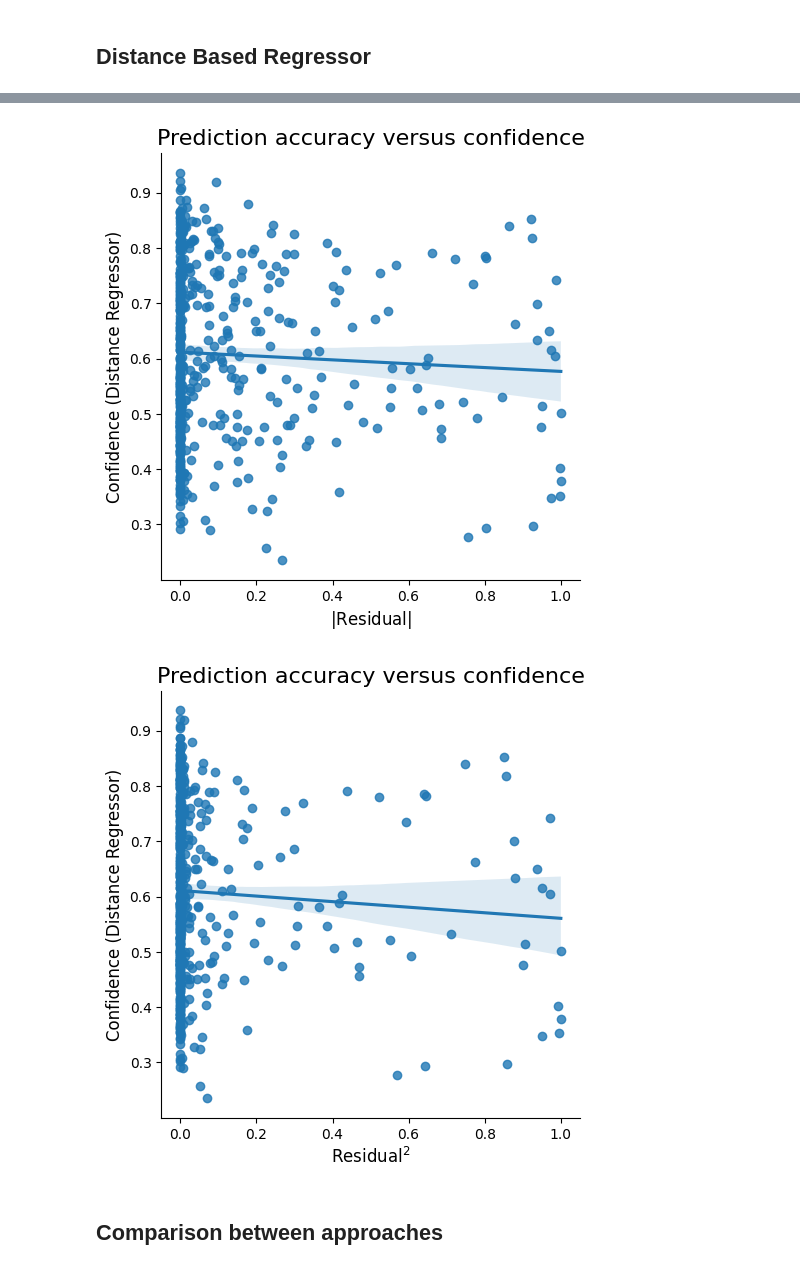
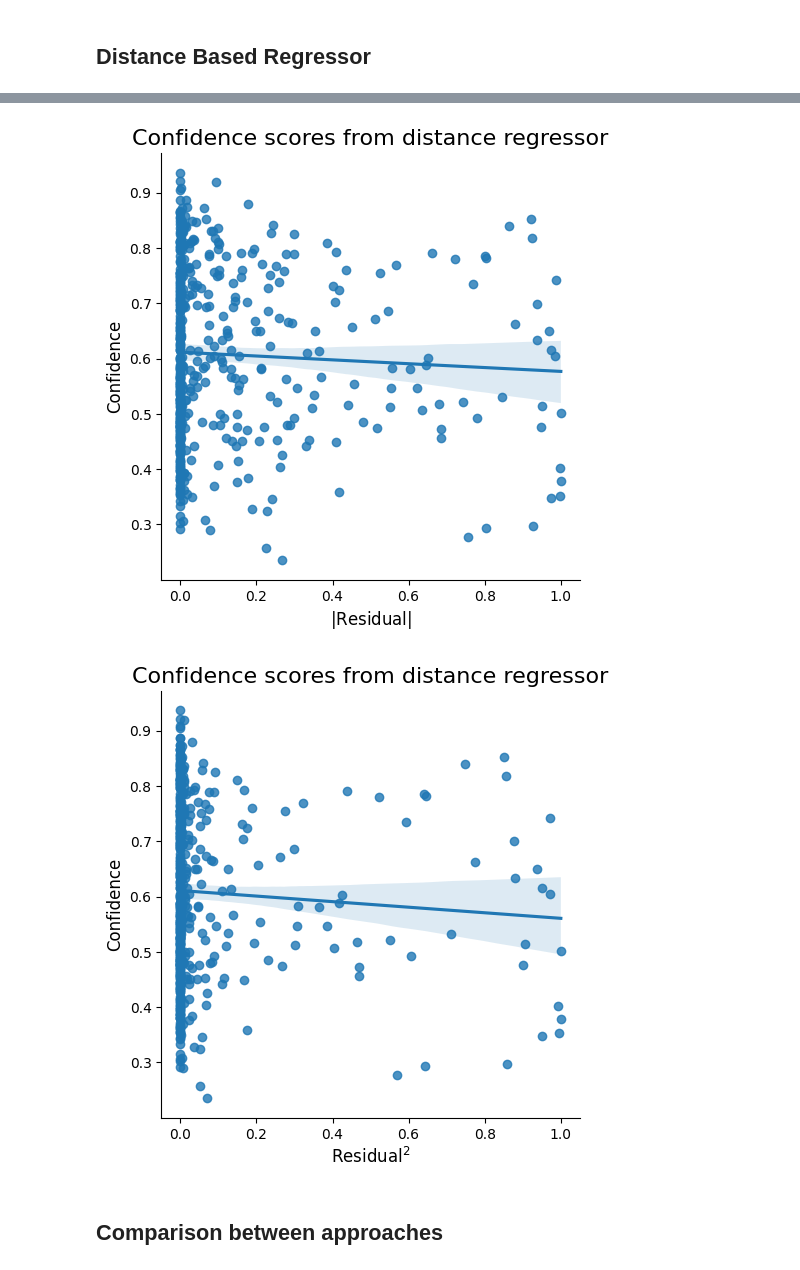
Before and after one commit to benjiemc/tcr-antigen-prediction, a Jupyter notebook: notebooks/evaluate_confidence_predictions.ipynb, the cells around one changed output, grey strips where cells are left out. Saved outputs shown, nothing was run; the diff lists cells and outputs as text; code cells hidden in the pictures.

```diff
--- a/notebooks/evaluate_confidence_predictions.ipynb
+++ b/notebooks/evaluate_confidence_predictions.ipynb
@@ -288,2 +349,2 @@ confidence_prediction.plot.hist()
 # %%
-results['confidence_prediction'] = confidence_prediction
+results['confidence_mc_dropout'] = confidence_prediction
@@ -335,23 +432,23 @@ sns.boxplot(results, x='correct', y='confidence_distance_regressor')
 # %%
 sns.lmplot(results.sample(500, random_state=123), x='residual_abs', y='confidence_distance_regressor')
 
-plt.title('Prediction accuracy versus confidence', fontsize=16)
+plt.title('Confidence scores from distance regressor', fontsize=16)
 plt.xlabel(r'$|\text{Residual}|$', fontsize=12)
-plt.ylabel('Confidence (Distance Regressor)', fontsize=12)
+plt.ylabel('Confidence', fontsize=12)
 
 plt.show()
 # %% [output]
-[figure, old version]
+[figure, new version]
 # %%
 sns.lmplot(results.sample(500, random_state=123), x='residual_squared', y='confidence_distance_regressor')
 
-plt.title('Prediction accuracy versus confidence', fontsize=16)
+plt.title('Confidence scores from distance regressor', fontsize=16)
 plt.xlabel(r'$\text{Residual}^2$', fontsize=12)
-plt.ylabel('Confidence (Distance Regressor)', fontsize=12)
+plt.ylabel('Confidence', fontsize=12)
 
 plt.show()
 # %% [output]
-[figure, old version]
+[figure, new version]
 # %% [markdown]
 ## Comparison between approaches
 # %% [markdown]
```
Also changed, not shown: parts of 48 cells of this notebook.
